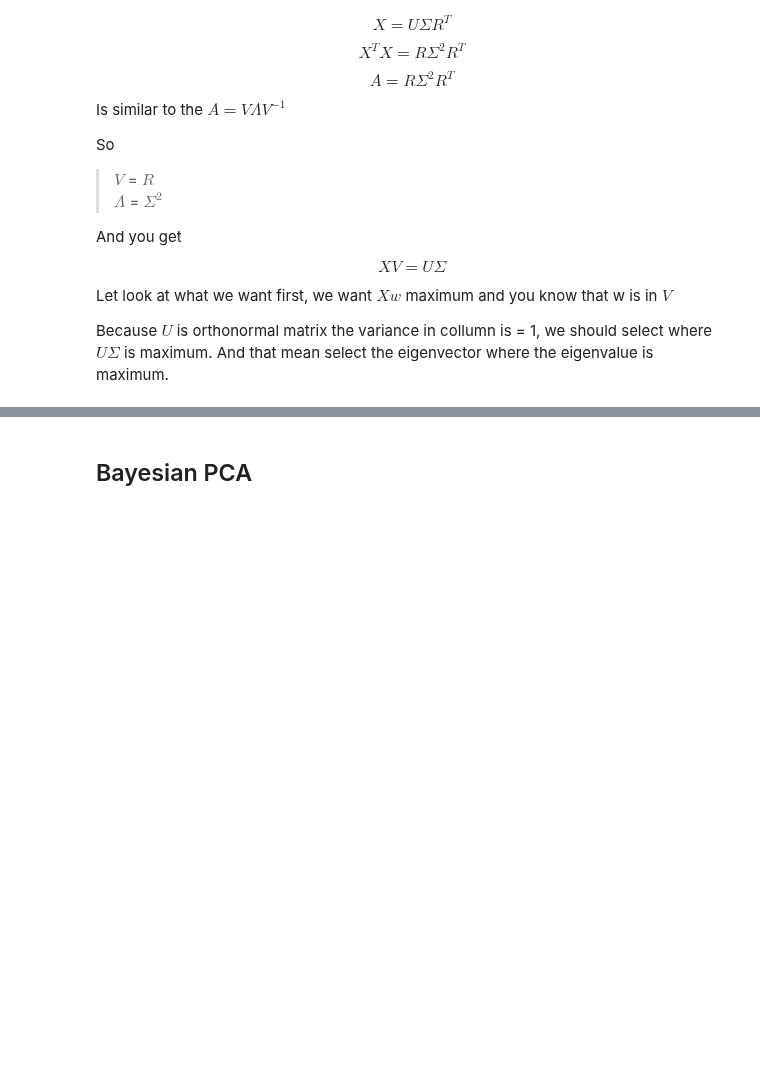
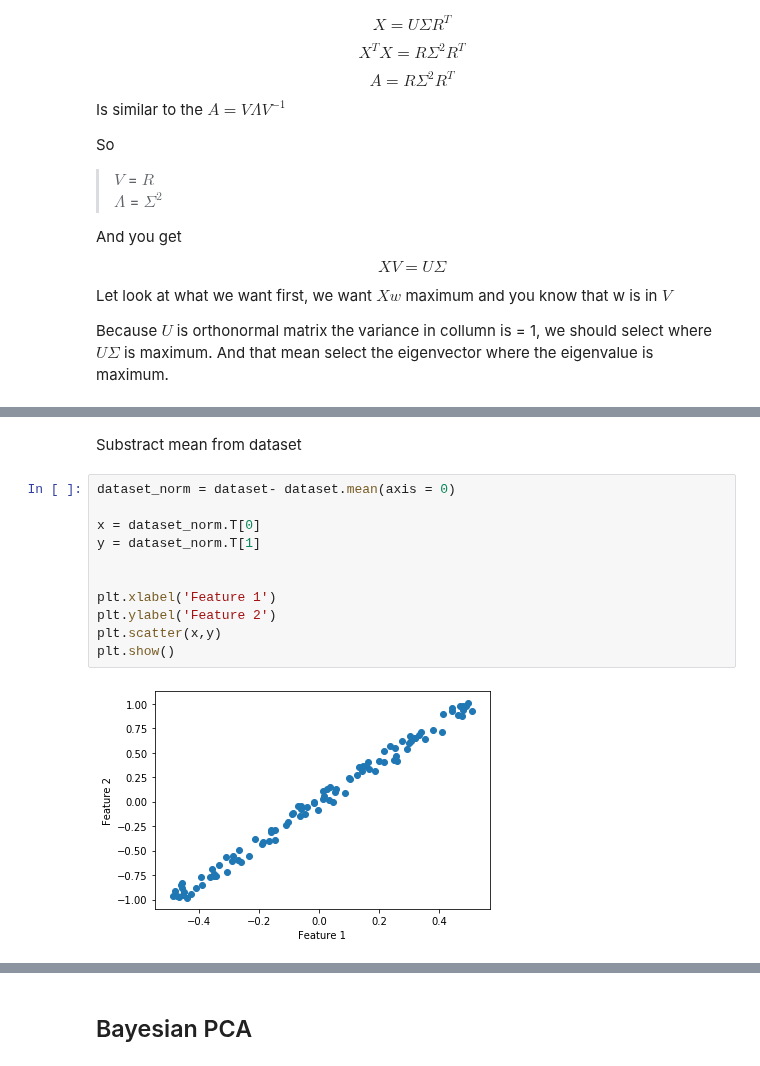
Before and after one commit to 44REAM/AI_mahidol, a Jupyter notebook: week2.ipynb, the cells around one changed output, grey strips where cells are left out. Saved outputs shown, nothing was run; the diff lists cells and outputs as text; blank space fills up the shorter version.

```diff
--- a/week2.ipynb
+++ b/week2.ipynb
@@ -152,0 +153,15 @@ plt.show()
+# %% [markdown]
+Substract mean from dataset
+# %%
+dataset_norm = dataset- dataset.mean(axis = 0)
+
+x = dataset_norm.T[0]
+y = dataset_norm.T[1]
+
+
+plt.xlabel('Feature 1')
+plt.ylabel('Feature 2')
+plt.scatter(x,y)
+plt.show()
+# %% [output]
+[figure, added]
```
Also changed, not shown: parts of 4 cells of this notebook.
